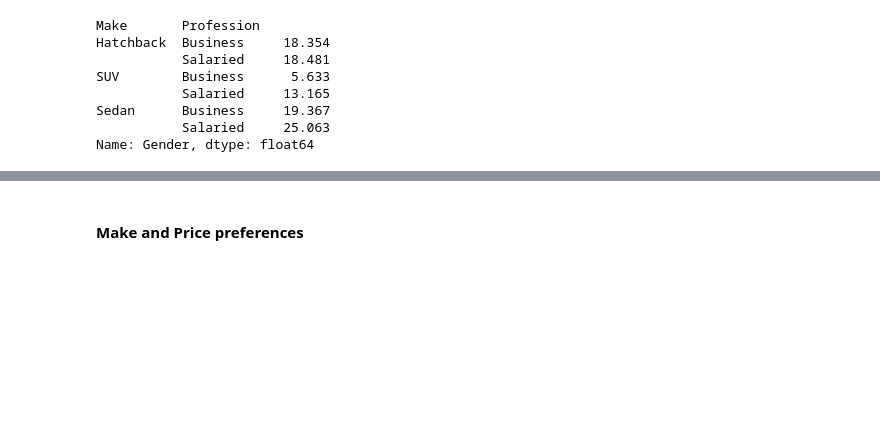
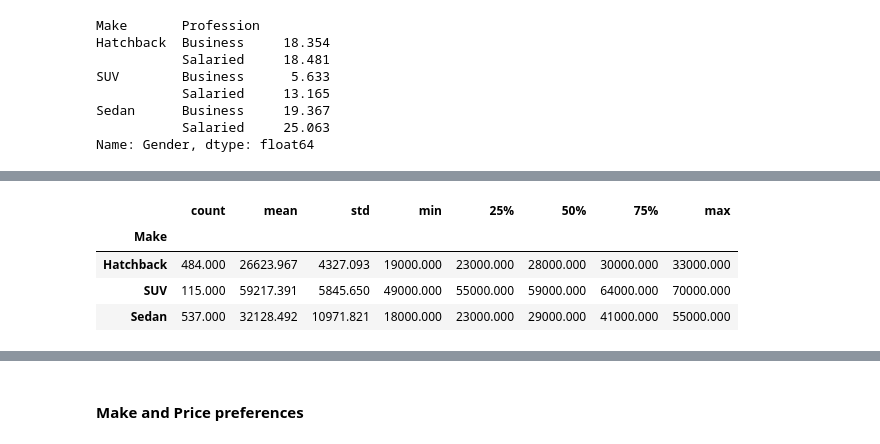
Before and after one commit to devopsopenshift/python, a Jupyter notebook: coded_project/AUSTO.ipynb, the cells around one changed output, grey strips where cells are left out. Drawn from its saved outputs; the diff is of its cells as text; code cells hidden in the pictures; blank space fills up the shorter version.

Commit message:
married mens' tendency to buy SUV over sedan

```diff
--- a/coded_project/AUSTO.ipynb
+++ b/coded_project/AUSTO.ipynb
@@ -322,0 +372,8 @@ Name: Gender, dtype: float64
+# %%
+data[(data['Marital_status']=='Married')& (data['Gender']=='Male')].groupby(['Make'])['Price'].describe()
+# %% [output]
+|  | count | mean | std | min | 25% | 50% | 75% | max |
+| Make |  |  |  |  |  |  |  |  |
+| Hatchback | 484.000 | 26623.967 | 4327.093 | 19000.000 | 23000.000 | 28000.000 | 30000.000 | 33000.000 |
+| SUV | 115.000 | 59217.391 | 5845.650 | 49000.000 | 55000.000 | 59000.000 | 64000.000 | 70000.000 |
+| Sedan | 537.000 | 32128.492 | 10971.821 | 18000.000 | 23000.000 | 29000.000 | 41000.000 | 55000.000 |
```
Also changed, not shown: parts of 34 cells of this notebook.
